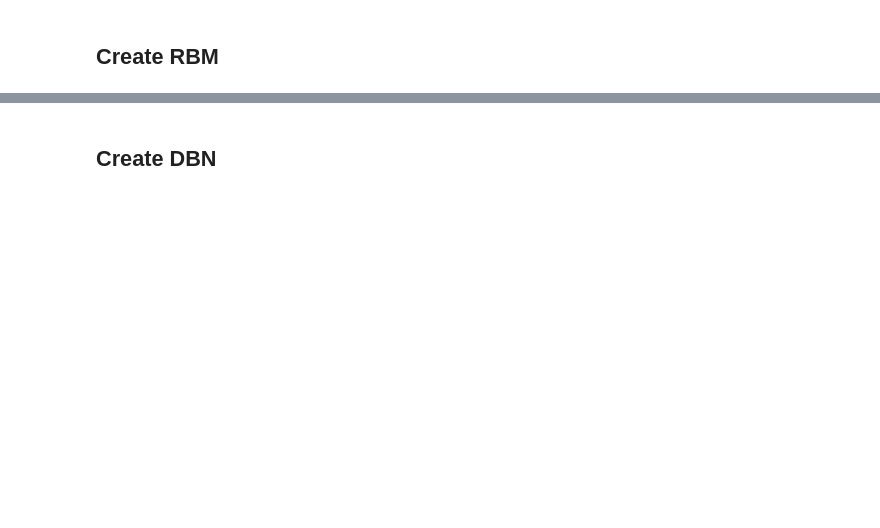
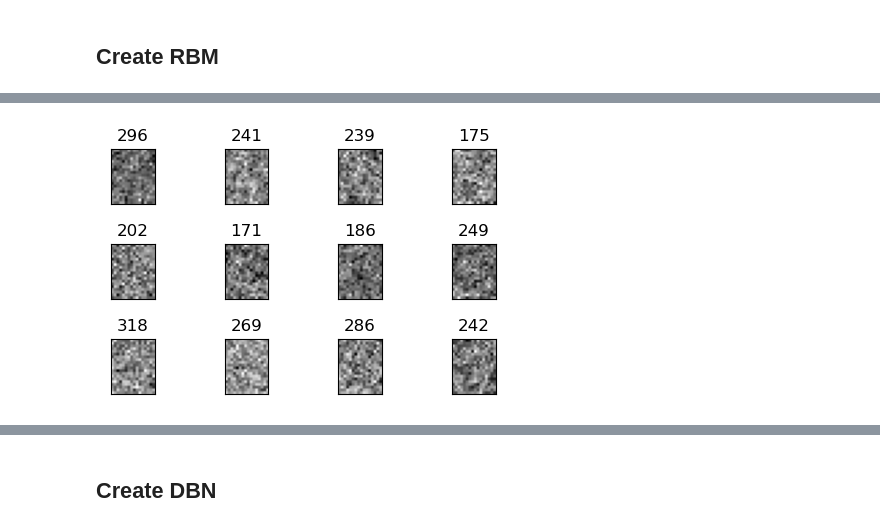
Before and after one commit to agatheminaro/from-rbm-to-dnn, a Jupyter notebook: binary_alpha_digits_study.ipynb, the cells around one changed output, grey strips where cells are left out. Cells and saved outputs as stored; diff of their text form; code cells hidden in the pictures; blank space fills up the shorter version.

```diff
--- a/binary_alpha_digits_study.ipynb
+++ b/binary_alpha_digits_study.ipynb
@@ -32,0 +67,6 @@ NB_EPOCHS = 100
+# %%
+p = 320 #number of visible neurones
+q = 150 #number of hidden neurones
+EPSILON = 0.01 #learning rate
+BATCH_SIZE = 32 #size of the mini-batch
+NB_EPOCHS = 300 #number of iterations for gradient descents
@@ -41,0 +111,6 @@ rbm_model.generer_image_RBM(nb_data=10, nb_gibbs=100)
+# %%
+rbm_model = RBM(p, q=512)
+rbm_model.train_RBM(X=data, epsilon=EPSILON, batch_size=BATCH_SIZE, nb_epochs=NB_EPOCHS)
+rbm_model.features_extracted(3, 4)
+# %% [output]
+[figure, added]
```
Also changed, not shown: parts of 14 cells of this notebook, 2 other files.
